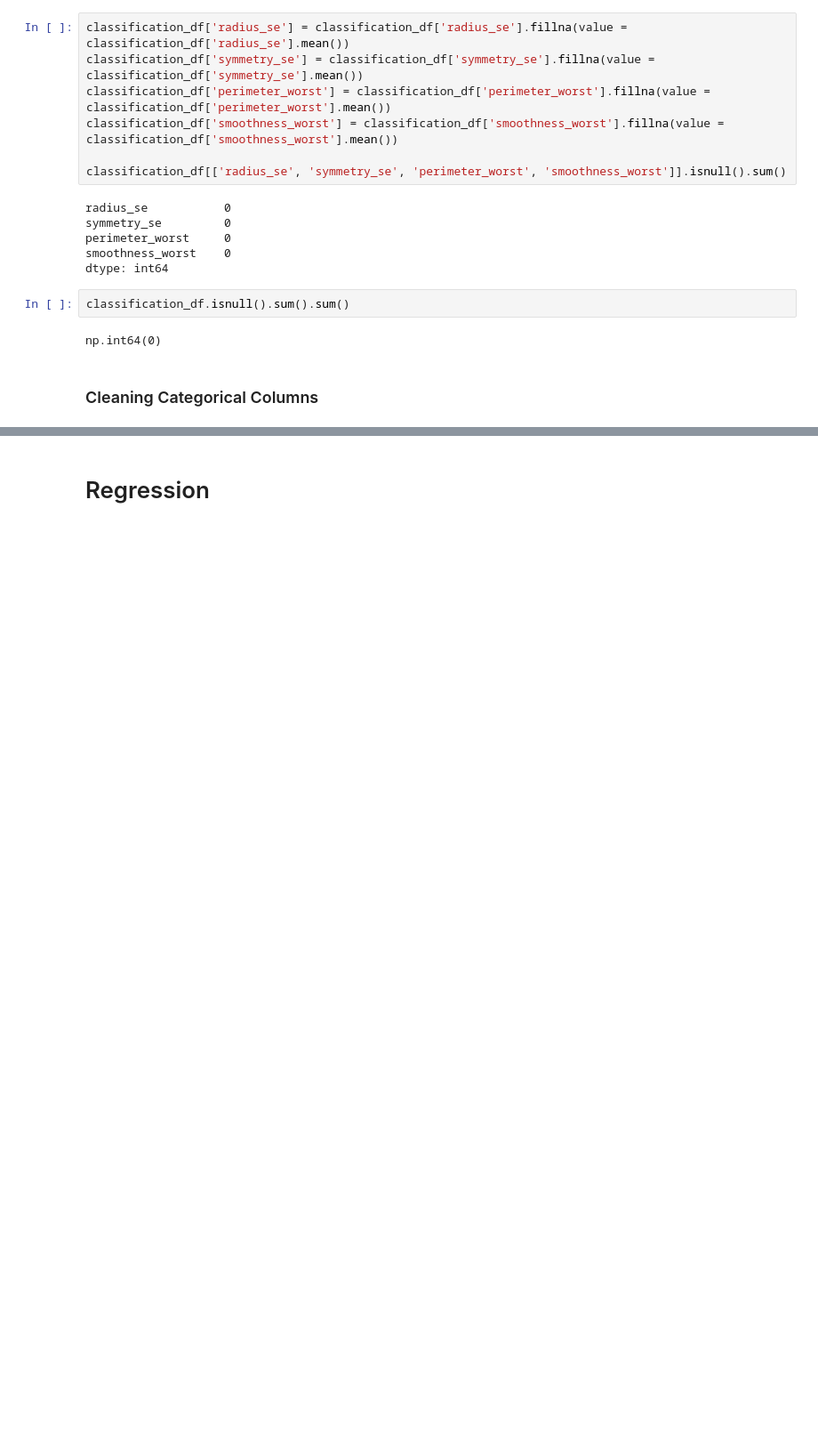
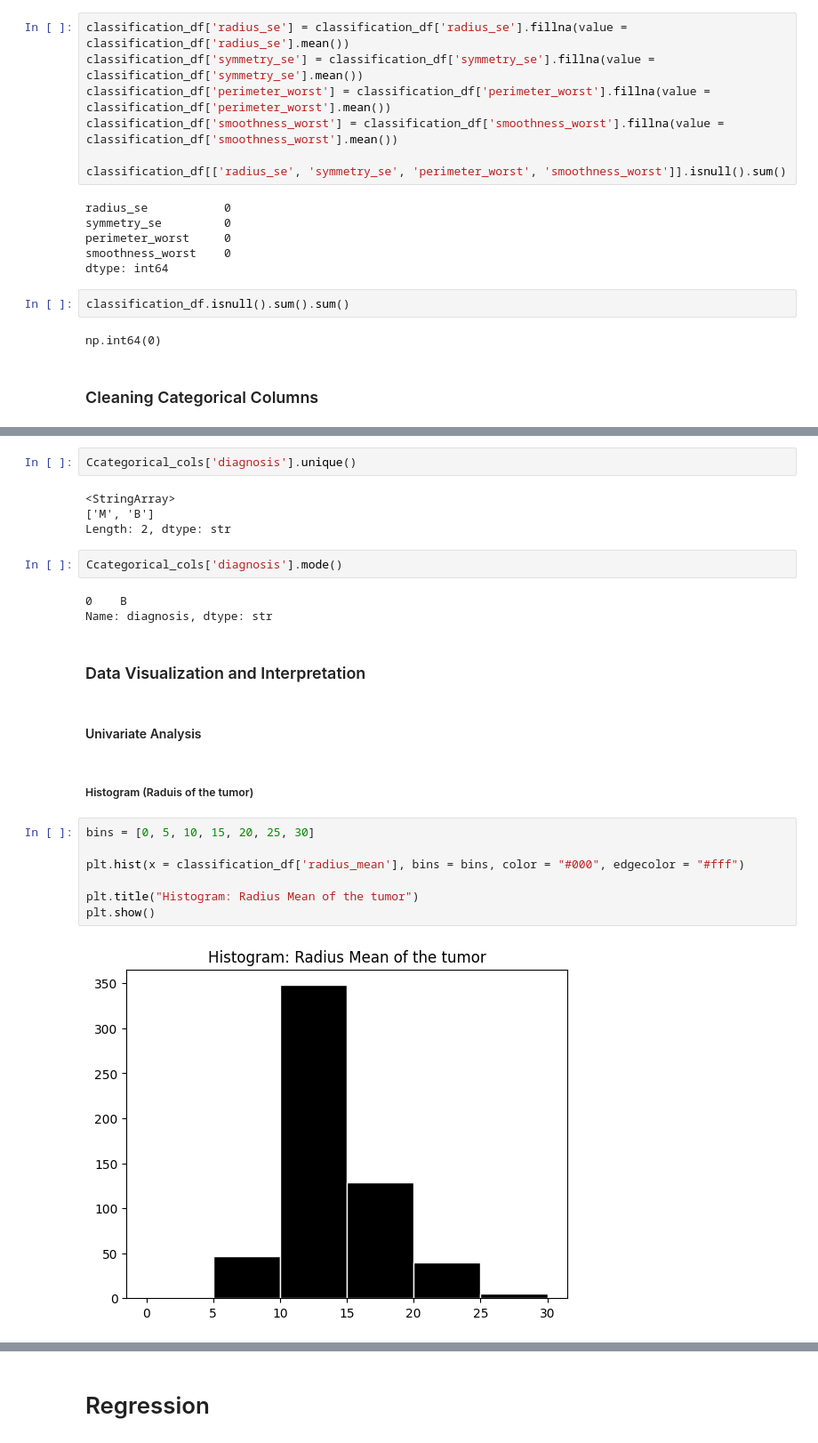
Before and after one commit to ShrDar/EDA-Classification-and-Regression-Models, a Jupyter notebook: notebooks/EDA_Classification_Regression.ipynb, the cells around one changed output, grey strips where cells are left out. Shown at 89% size. Saved outputs shown, nothing was run; the diff lists cells and outputs as text; blank space fills up the shorter version.

Commit message:
Added: Data Visualization Started - Univariate Analysis Done

```diff
--- a/notebooks/EDA_Classification_Regression.ipynb
+++ b/notebooks/EDA_Classification_Regression.ipynb
@@ -250,0 +326,26 @@ np.int64(0)
+# %%
+Ccategorical_cols['diagnosis'].unique()
+# %% [output]
+<StringArray>
+['M', 'B']
+Length: 2, dtype: str
+# %%
+Ccategorical_cols['diagnosis'].mode()
+# %% [output]
+0    B
+Name: diagnosis, dtype: str
+# %% [markdown]
+### Data Visualization and Interpretation
+# %% [markdown]
+#### Univariate Analysis
+# %% [markdown]
+##### Histogram (Raduis of the tumor)
+# %%
+bins = [0, 5, 10, 15, 20, 25, 30]
+
+plt.hist(x = classification_df['radius_mean'], bins = bins, color = "#000", edgecolor = "#fff")
+
+plt.title("Histogram: Radius Mean of the tumor")
+plt.show()
+# %% [output]
+[figure, added]
```
Also changed, not shown: parts of 15 cells of this notebook.
